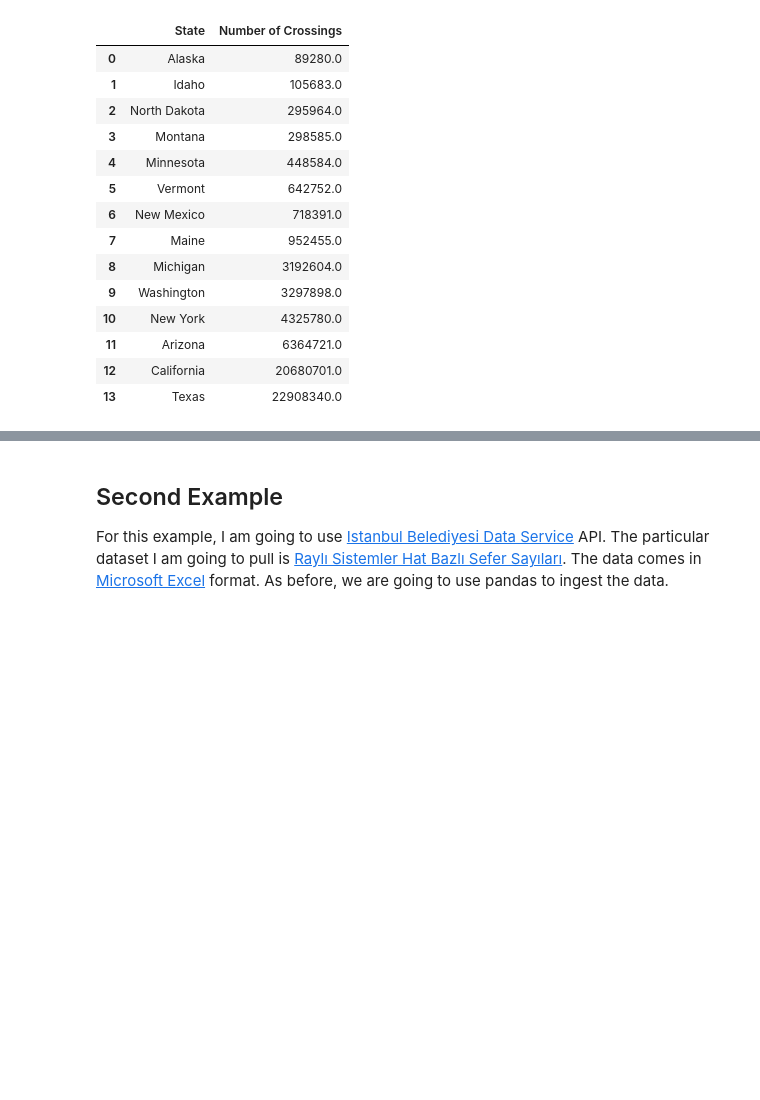
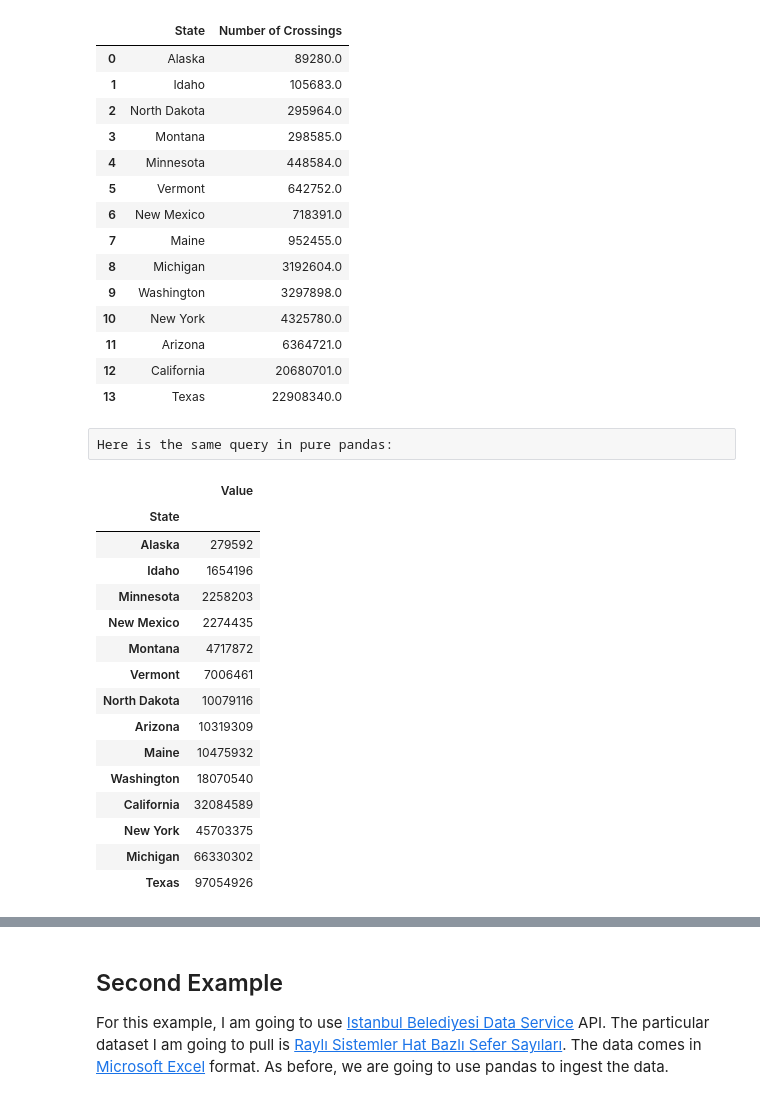
Before and after one commit to kaygun/2023-Fall-381E, a Jupyter notebook: lectures/lecture-03.ipynb, the cells around one changed output, grey strips where cells are left out. Saved outputs shown, nothing was run; the diff lists cells and outputs as text; code cells hidden in the pictures; blank space fills up the shorter version.

```diff
--- a/lectures/lecture-03.ipynb
+++ b/lectures/lecture-03.ipynb
@@ -183,5 +205,27 @@ res
 | 11 | Arizona | 6364721.0 |
 | 12 | California | 20680701.0 |
 | 13 | Texas | 22908340.0 |
+# %% [raw]
+Here is the same query in pure pandas:
+# %%
+res = data[['Value','State']][data['Measure']=='Trucks'].groupby('State').sum().sort_values(by='Value')
+res
+# %% [output]
+|  | Value |
+| State |  |
+| Alaska | 279592 |
+| Idaho | 1654196 |
+| Minnesota | 2258203 |
+| New Mexico | 2274435 |
+| Montana | 4717872 |
+| Vermont | 7006461 |
+| North Dakota | 10079116 |
+| Arizona | 10319309 |
+| Maine | 10475932 |
+| Washington | 18070540 |
+| California | 32084589 |
+| New York | 45703375 |
+| Michigan | 66330302 |
+| Texas | 97054926 |
 # %%
 plt.figure(figsize=(8,4))
```
Also changed, not shown: parts of 15 cells of this notebook.
